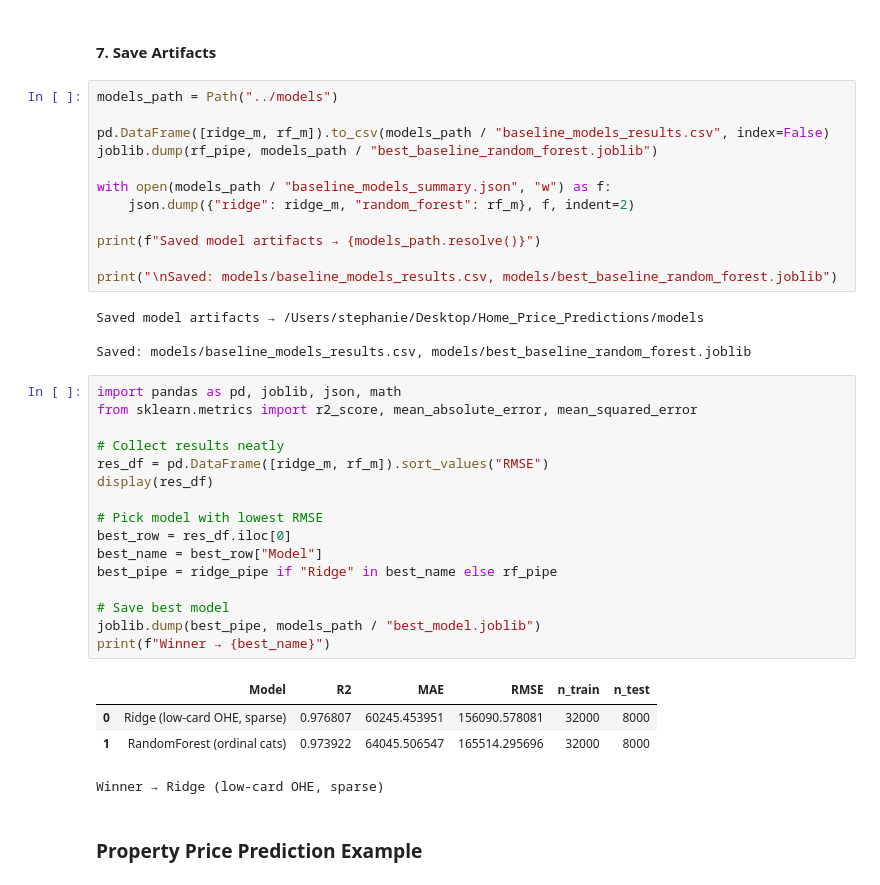
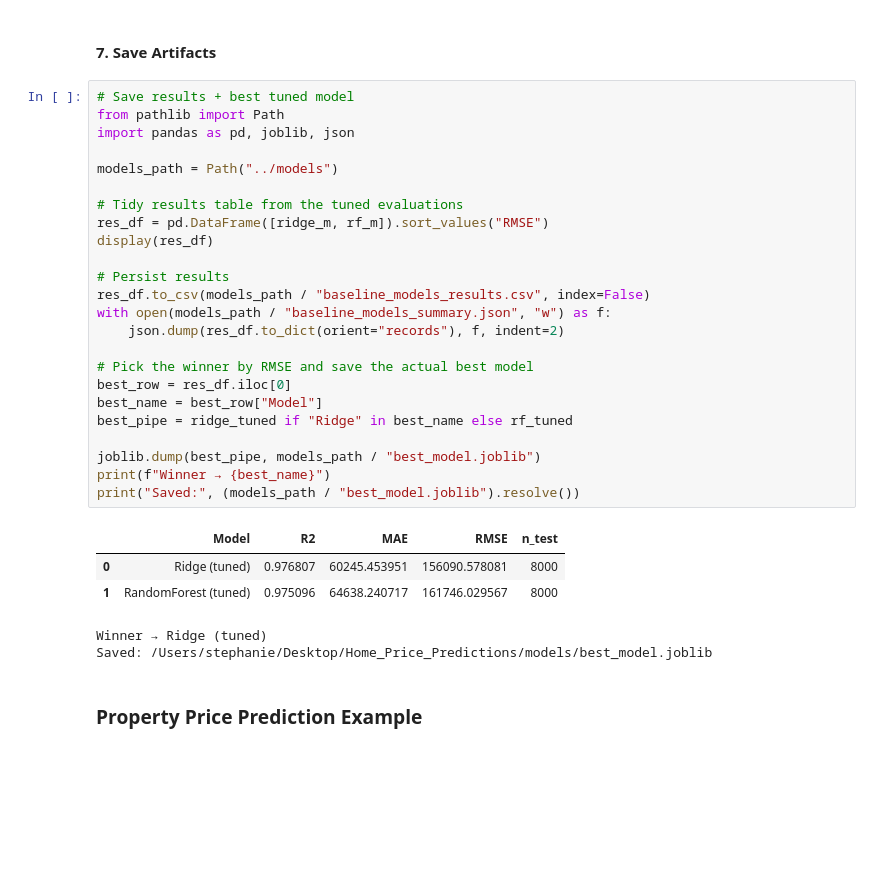
Before and after one commit to stephaniepatriciaans/Home_Price_Predictions, a Jupyter notebook: notebooks/Task 2: Baseline Model Selection, Training & Evaluation.ipynb, the cells around one changed output. Drawn from its saved outputs; the diff is of its cells as text; blank space fills up the shorter version.

```diff
--- a/notebooks/Task 2: Baseline Model Selection, Training & Evaluation.ipynb
+++ b/notebooks/Task 2: Baseline Model Selection, Training & Evaluation.ipynb
@@ -257,42 +276,35 @@ print("Tree and feature importance visualization completed.")
 Tree and feature importance visualization completed.
 # %% [markdown]
 #### 7. Save Artifacts
-# %%
-models_path = Path("../models")
-
-pd.DataFrame([ridge_m, rf_m]).to_csv(models_path / "baseline_models_results.csv", index=False)
-joblib.dump(rf_pipe, models_path / "best_baseline_random_forest.joblib")
-
-with open(models_path / "baseline_models_summary.json", "w") as f:
-    json.dump({"ridge": ridge_m, "random_forest": rf_m}, f, indent=2)
-
-print(f"Saved model artifacts → {models_path.resolve()}")
-
-print("\nSaved: models/baseline_models_results.csv, models/best_baseline_random_forest.joblib")
-# %% [output]
-Saved model artifacts → /Users/stephanie/Desktop/Home_Price_Predictions/models
-
-Saved: models/baseline_models_results.csv, models/best_baseline_random_forest.joblib
 # %%
-import pandas as pd, joblib, json, math
-from sklearn.metrics import r2_score, mean_absolute_error, mean_squared_error
+# Save results + best tuned model
+from pathlib import Path
+import pandas as pd, joblib, json
 
-# Collect results neatly
+models_path = Path("../models")
+
+# Tidy results table from the tuned evaluations
 res_df = pd.DataFrame([ridge_m, rf_m]).sort_values("RMSE")
 display(res_df)
 
-# Pick model with lowest RMSE
+# Persist results
+res_df.to_csv(models_path / "baseline_models_results.csv", index=False)
+with open(models_path / "baseline_models_summary.json", "w") as f:
+    json.dump(res_df.to_dict(orient="records"), f, indent=2)
+
+# Pick the winner by RMSE and save the actual best model
 best_row = res_df.iloc[0]
 best_name = best_row["Model"]
-best_pipe = ridge_pipe if "Ridge" in best_name else rf_pipe
+best_pipe = ridge_tuned if "Ridge" in best_name else rf_tuned
 
-# Save best model
 joblib.dump(best_pipe, models_path / "best_model.joblib")
 print(f"Winner → {best_name}")
+print("Saved:", (models_path / "best_model.joblib").resolve())
 # %% [output]
-|  | Model | R2 | MAE | RMSE | n_train | n_test |
-| 0 | Ridge (low-card OHE, sparse) | 0.976807 | 60245.453951 | 156090.578081 | 32000 | 8000 |
-| 1 | RandomForest (ordinal cats) | 0.973922 | 64045.506547 | 165514.295696 | 32000 | 8000 |
+|  | Model | R2 | MAE | RMSE | n_test |
+| 0 | Ridge (tuned) | 0.976807 | 60245.453951 | 156090.578081 | 8000 |
+| 1 | RandomForest (tuned) | 0.975096 | 64638.240717 | 161746.029567 | 8000 |
-Winner → Ridge (low-card OHE, sparse)
+Winner → Ridge (tuned)
+Saved: /Users/stephanie/Desktop/Home_Price_Predictions/models/best_model.joblib
 # %% [markdown]
 ### Property Price Prediction Example
```
Also changed, not shown: parts of 12 cells of this notebook, 3 other files.
